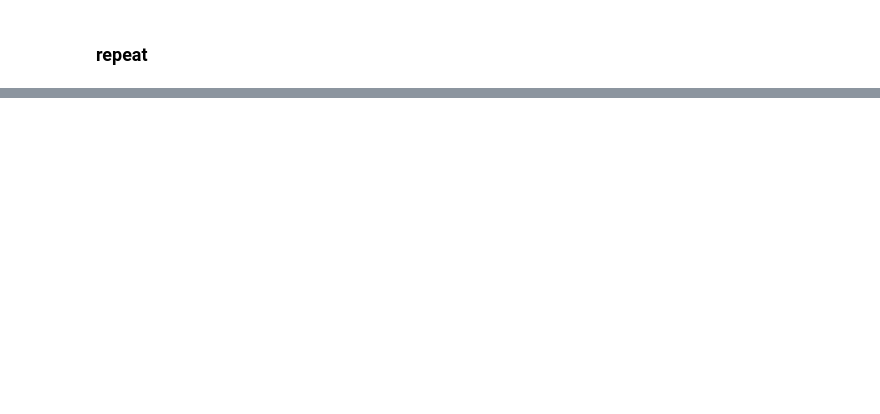
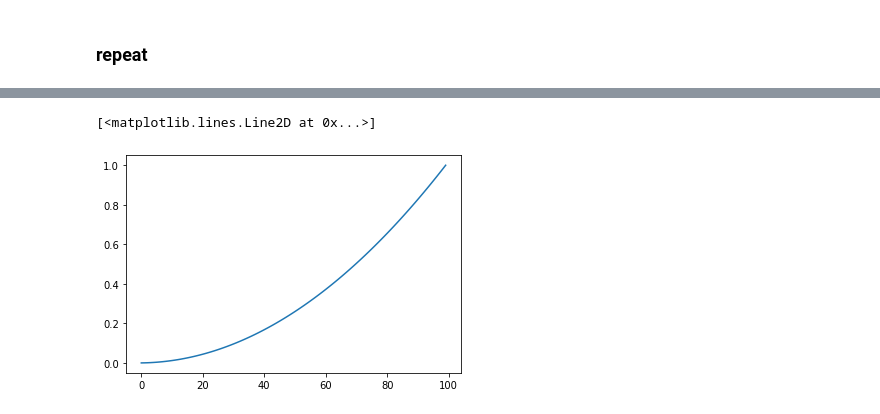
Before and after one commit to skydale23/kaggle-ncaam, a Jupyter notebook: 2024_model/development_notebooks/exploring_new_format2.ipynb, the cells around one changed output, grey strips where cells are left out. Drawn from its saved outputs; the diff is of its cells as text; code cells hidden in the pictures; blank space fills up the shorter version.

```diff
--- a/2024_model/development_notebooks/exploring_new_format2.ipynb
+++ b/2024_model/development_notebooks/exploring_new_format2.ipynb
@@ -161,0 +175,6 @@ ax.tick_params(axis='x', rotation=45)
+# %%
+scores = []
+
+for x in range(1,101):
+    y = x / 100
+    scores.append(brier_score_loss([0], [y]))
@@ -161,0 +198,5 @@ ax.tick_params(axis='x', rotation=45)
+# %%
+plt.plot(pd.DataFrame(scores))
+# %% [output]
+[<matplotlib.lines.Line2D at 0x...>]
+[figure, added]
```
Also changed, not shown: parts of 13 cells of this notebook, 8 other files.
